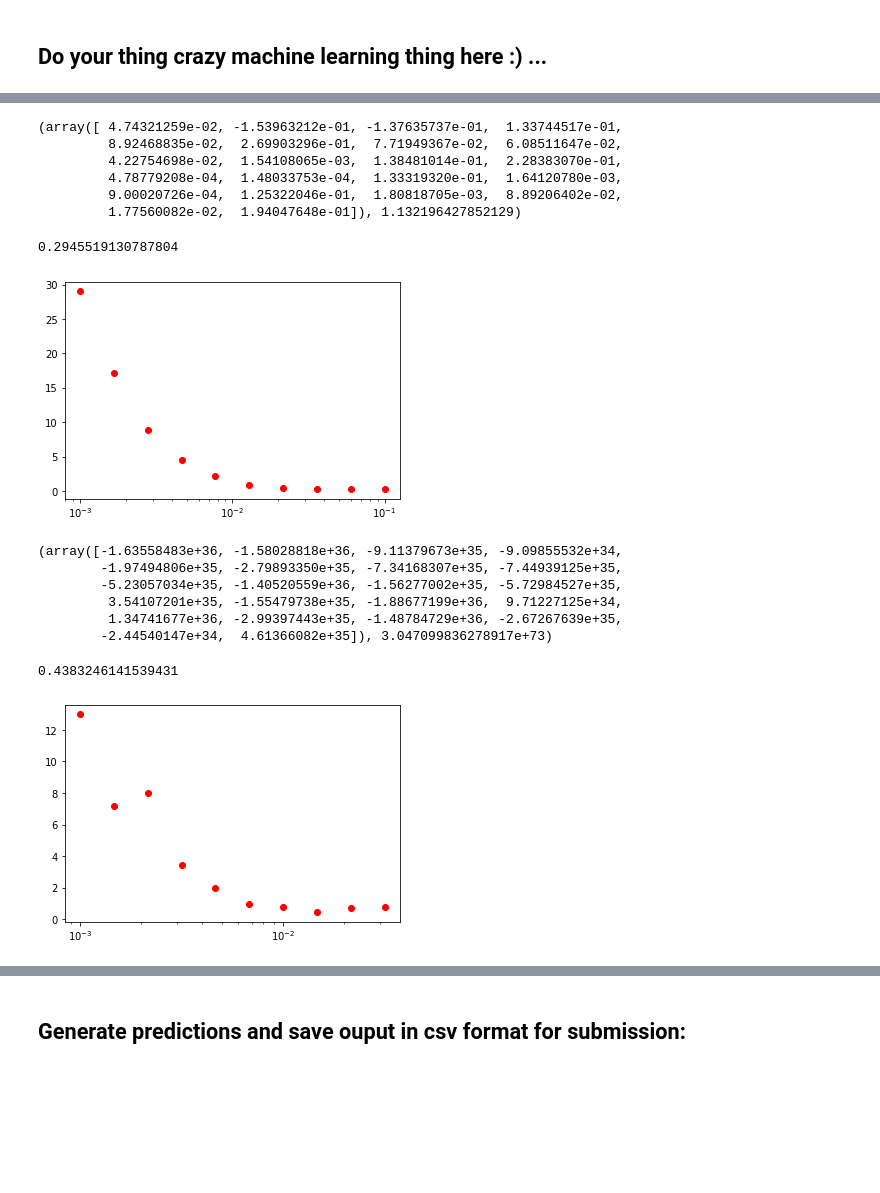
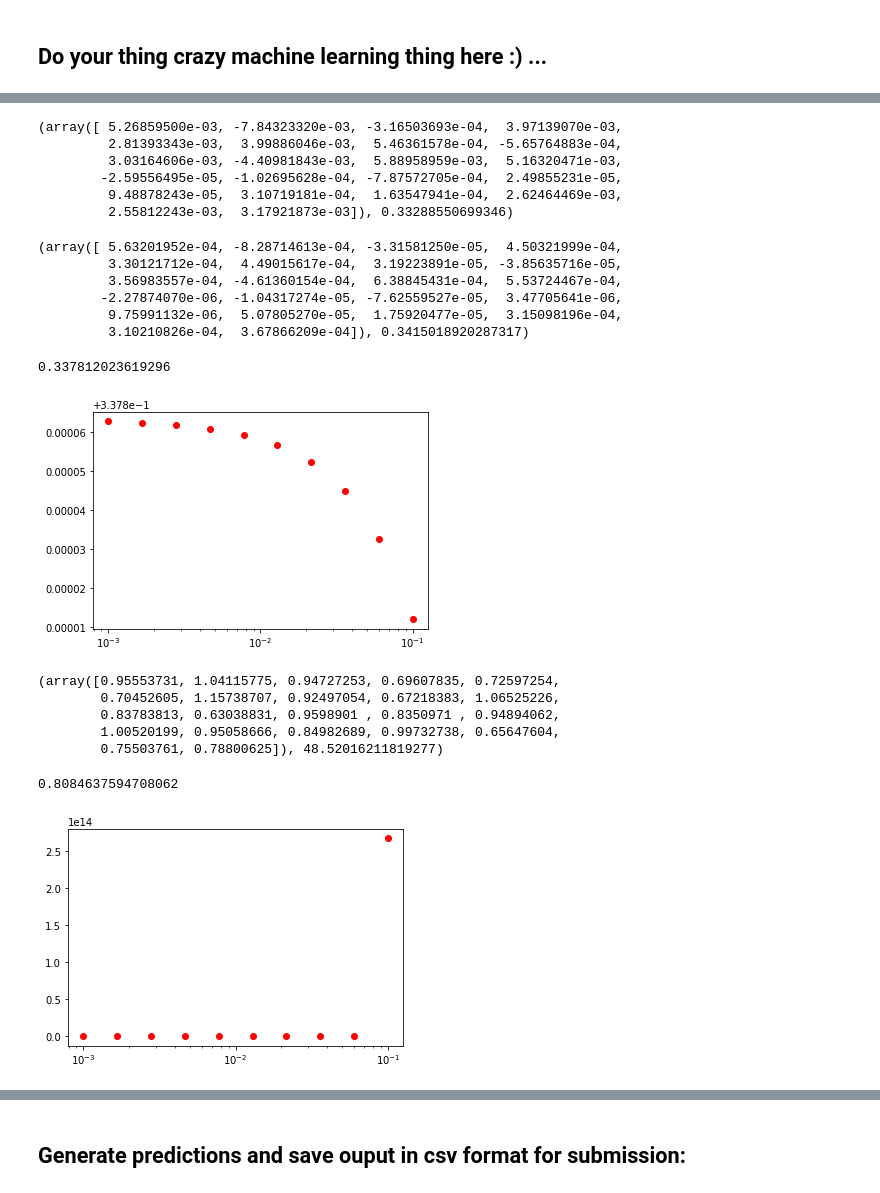
Before and after one commit to zghonda/EPFL-Machine-Learning-Higgs-2019, a Jupyter notebook: scripts/project1.ipynb, the cells around one changed output, grey strips where cells are left out. Drawn from its saved outputs; the diff is of its cells as text; code cells hidden in the pictures; blank space fills up the shorter version.

```diff
--- a/scripts/project1.ipynb
+++ b/scripts/project1.ipynb
@@ -51,47 +33,55 @@ for i in range(31):
 # %%
 tX = np.delete(tX, np.array([6, 12,24,25,26,27,28,29]), axis=1)
 # %%
-least_squares_GD(y, tX, np.ones(tX.shape[1]), 50, 0.3)
+least_squares_GD(y, tX, np.zeros(tX.shape[1]), 50, 0.001)
 # %% [output]
-(array([ 4.74321259e-02, -1.53963212e-01, -1.37635737e-01,  1.33744517e-01,
-         8.92468835e-02,  2.69903296e-01,  7.71949367e-02,  6.08511647e-02,
-         4.22754698e-02,  1.54108065e-03,  1.38481014e-01,  2.28383070e-01,
-         4.78779208e-04,  1.48033753e-04,  1.33319320e-01,  1.64120780e-03,
-         9.00020726e-04,  1.25322046e-01,  1.80818705e-03,  8.89206402e-02,
-         1.77560082e-02,  1.94047648e-01]), 1.132196427852129)
+(array([ 5.26859500e-03, -7.84323320e-03, -3.16503693e-04,  3.97139070e-03,
+         2.81393343e-03,  3.99886046e-03,  5.46361578e-04, -5.65764883e-04,
+         3.03164606e-03, -4.40981843e-03,  5.88958959e-03,  5.16320471e-03,
+        -2.59556495e-05, -1.02695628e-04, -7.87572705e-04,  2.49855231e-05,
+         9.48878243e-05,  3.10719181e-04,  1.63547941e-04,  2.62464469e-03,
+         2.55812243e-03,  3.17921873e-03]), 0.33288550699346)
+# %%
+least_squares_GD(y, tX, np.zeros(tX.shape[1]), 50, 0.0001)
+# %% [output]
+(array([ 5.63201952e-04, -8.28714613e-04, -3.31581250e-05,  4.50321999e-04,
+         3.30121712e-04,  4.49015617e-04,  3.19223891e-05, -3.85635716e-05,
+         3.56983557e-04, -4.61360154e-04,  6.38845431e-04,  5.53724467e-04,
+        -2.27874070e-06, -1.04317274e-05, -7.62559527e-05,  3.47705641e-06,
+         9.75991132e-06,  5.07805270e-05,  1.75920477e-05,  3.15098196e-04,
+         3.10210826e-04,  3.67866209e-04]), 0.3415018920287317)
 # %%
 num_gamma = 10
 least_squares_loss = np.ones(num_gamma)
 gamma = np.logspace(-3, -1, num_gamma)
 for i in range(num_gamma):
-    least_squares_loss[i] = least_squares_GD(y, tX, np.ones(tX.shape[1]), 100, gamma[i])[1]
+    least_squares_loss[i] = least_squares_GD(y, tX, np.ones(tX.shape[1]), 50, gamma[i])[1]
 plt.plot(gamma, least_squares_loss, 'ro')
 plt.xscale('log')
 np.min(least_squares_loss)
 # %% [output]
-0.2945519130787804
+0.337812023619296
-[figure, old version]
+[figure, new version]
 # %%
-least_squares_SGD(y, tX, np.ones(tX.shape[1]), 200, 0.3)
+least_squares_SGD(y, tX, np.ones(tX.shape[1]), 50, 0.001)
 # %% [output]
-(array([-1.63558483e+36, -1.58028818e+36, -9.11379673e+35, -9.09855532e+34,
-        -1.97494806e+35, -2.79893350e+35, -7.34168307e+35, -7.44939125e+35,
-        -5.23057034e+35, -1.40520559e+36, -1.56277002e+35, -5.72984527e+35,
-         3.54107201e+35, -1.55479738e+35, -1.88677199e+36,  9.71227125e+34,
-         1.34741677e+36, -2.99397443e+35, -1.48784729e+36, -2.67267639e+35,
-        -2.44540147e+34,  4.61366082e+35]), 3.047099836278917e+73)
+(array([0.95553731, 1.04115775, 0.94727253, 0.69607835, 0.72597254,
+        0.70452605, 1.15738707, 0.92497054, 0.67218383, 1.06525226,
+        0.83783813, 0.63038831, 0.9598901 , 0.8350971 , 0.94894062,
+        1.00520199, 0.95058666, 0.84982689, 0.99732738, 0.65647604,
+        0.75503761, 0.78800625]), 48.52016211819277)
 # %%
 num_gamma = 10
 least_squares_loss_SG = np.ones(num_gamma)
-gamma = gamma = np.logspace(-3, -1.5, num_gamma)
+gamma = gamma = np.logspace(-3, -1, num_gamma)
 for i in range(num_gamma):
     least_squares_loss_SG[i] = least_squares_SGD(y, tX, np.ones(tX.shape[1]), 200, gamma[i])[1]
 plt.plot(gamma, least_squares_loss_SG, 'ro')
 plt.xscale('log')
 np.min(least_squares_loss_SG)
 # %% [output]
-0.4383246141539431
+0.8084637594708062
-[figure, old version]
+[figure, new version]
 # %%
 least_squares(y, tX)
 # %% [output]
```
Also changed, not shown: parts of 10 cells of this notebook, 2 other files.
